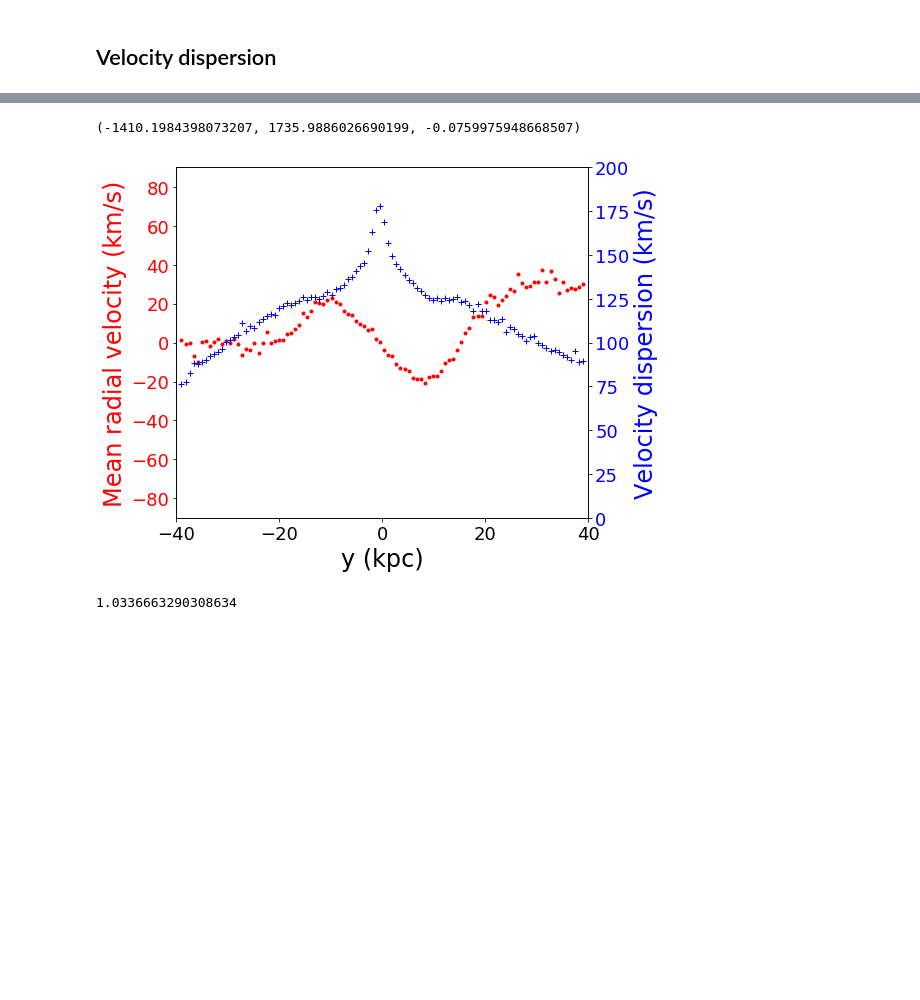
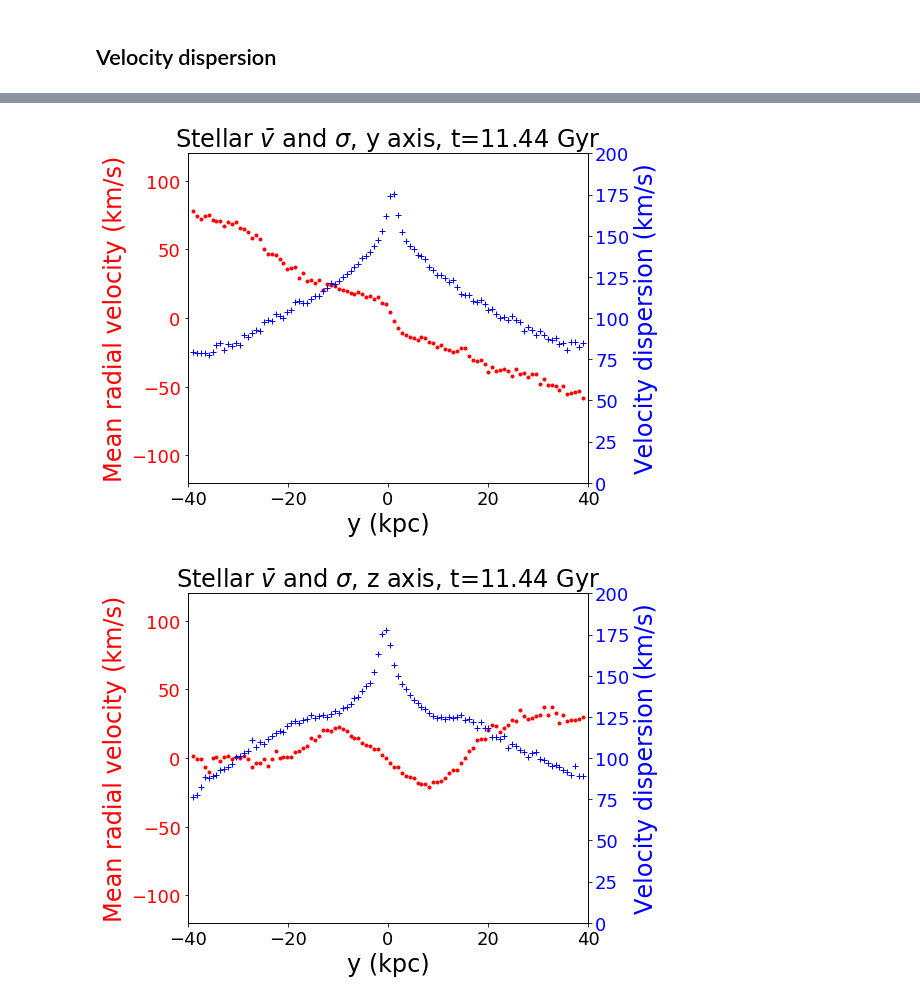
Before and after one commit to colinleach/400B_Leach, a Jupyter notebook: Project/notebooks/Remnant_rotations_stellar.ipynb, the cells around one changed output, grey strips where cells are left out. Cells and saved outputs as stored; diff of their text form; code cells hidden in the pictures; blank space fills up the shorter version.

```diff
--- a/Project/notebooks/Remnant_rotations_stellar.ipynb
+++ b/Project/notebooks/Remnant_rotations_stellar.ipynb
@@ -750,10 +746,0 @@ remnant = Remnant(usesql=True)
-# %%
-# use all stars, not just disk
-com = CenterOfMass(remnant, ptype=None)
-com_p = com.com_p()
-com_v = com.com_v(com_p)
-pos, v = com.center_com()
-# %%
-L, _, _ = com.angular_momentum(com_p.value, com_v.value)
-R = rotation_matrix_to_vector(L)
-R
@@ -767,6 +746,0 @@ vxyz_rot = R @ v
-# %%
-xbins = np.linspace(-39, 39, 100)
-means, sigmas = com.disp_by_radius(xyz_rot[1], vxyz_rot[0], xbins)
-vmax = (np.max(means) - np.min(means)) / 2
-sigma_central = np.max(sigmas)
-vmax, sigma_central, vmax/sigma_central
@@ -787,15 +746,0 @@ vmax2
-# %%
-xyz_rot[2].min(), xyz_rot[2].max(), xyz_rot[2].mean(),
-# %% [output]
-(-1410.1984398073207, 1735.9886026690199, -0.0759975948668507)
-# %%
-p.plot_v_sigma(xbins, means2, sigmas2, xlim=(-40,40), ylim1=(-90,90), ylim2=(0,200),
-             pngout=True, fname='remnant_stellar_disp_z.pdf')
-# %% [output]
-[figure, removed]
-# %%
-epsilon = 0.5
-v_sigma = np.pi/4 * np.sqrt(2 * ((1-epsilon)**(-0.9) - 1))
-v_sigma
-# %% [output]
-1.0336663290308634
@@ -801,0 +833,14 @@ v_sigma
+# %%
+xbins = np.linspace(-39, 39, 100)
+snap = 801
+vdisp = Vdisp(snap)
+vdisp.set_xbins(xbins)
+# %%
+fname = f'remnant_stellar_disp_y_{snap:03}.pdf'
+vdisp.plot_yx(pngout=True, fname=fname)
+
+fname = f'remnant_stellar_disp_z_{snap:03}.pdf'
+vdisp.plot_zx(pngout=True, fname=fname)
+# %% [output]
+[figure, added]
+[figure, added]
```
Also changed, not shown: parts of 13 cells of this notebook, 11 other files.
